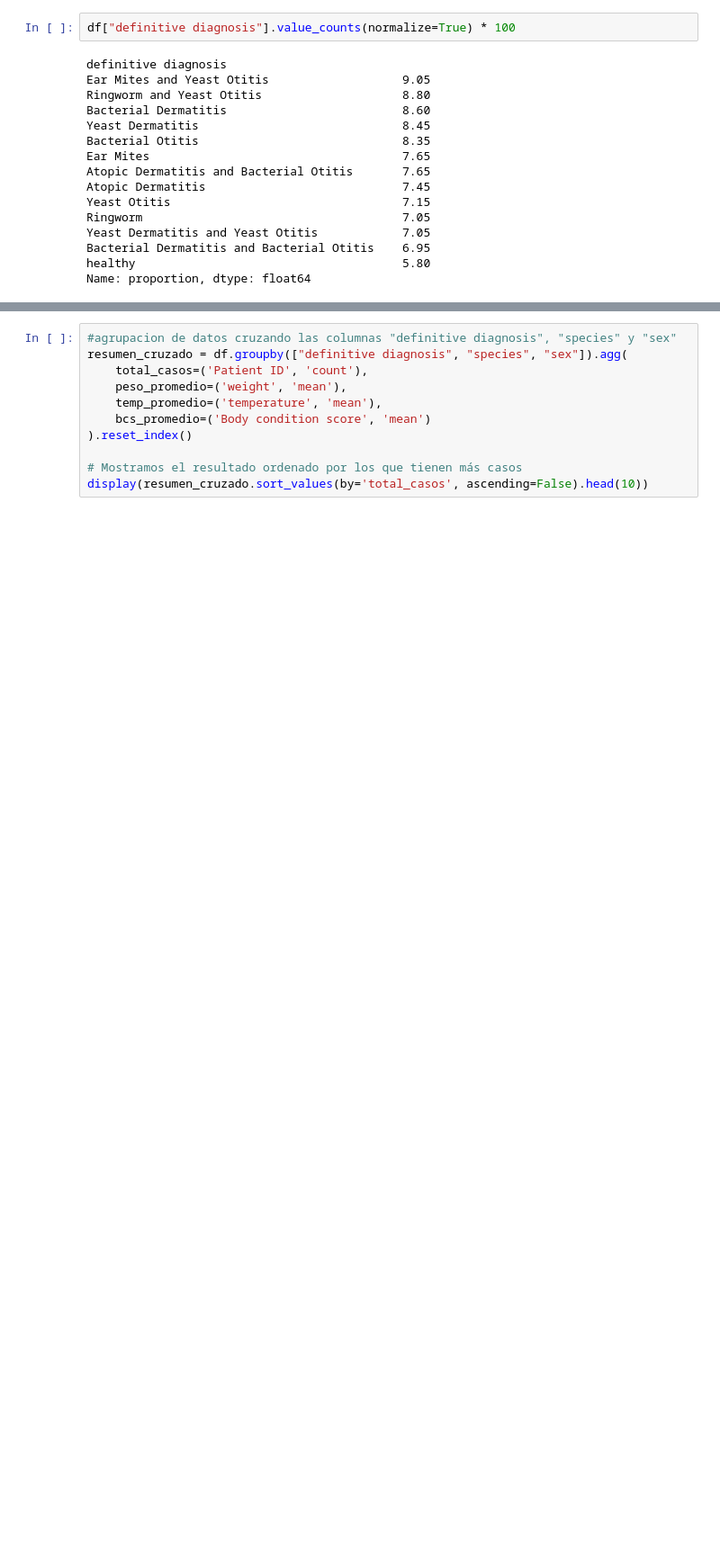
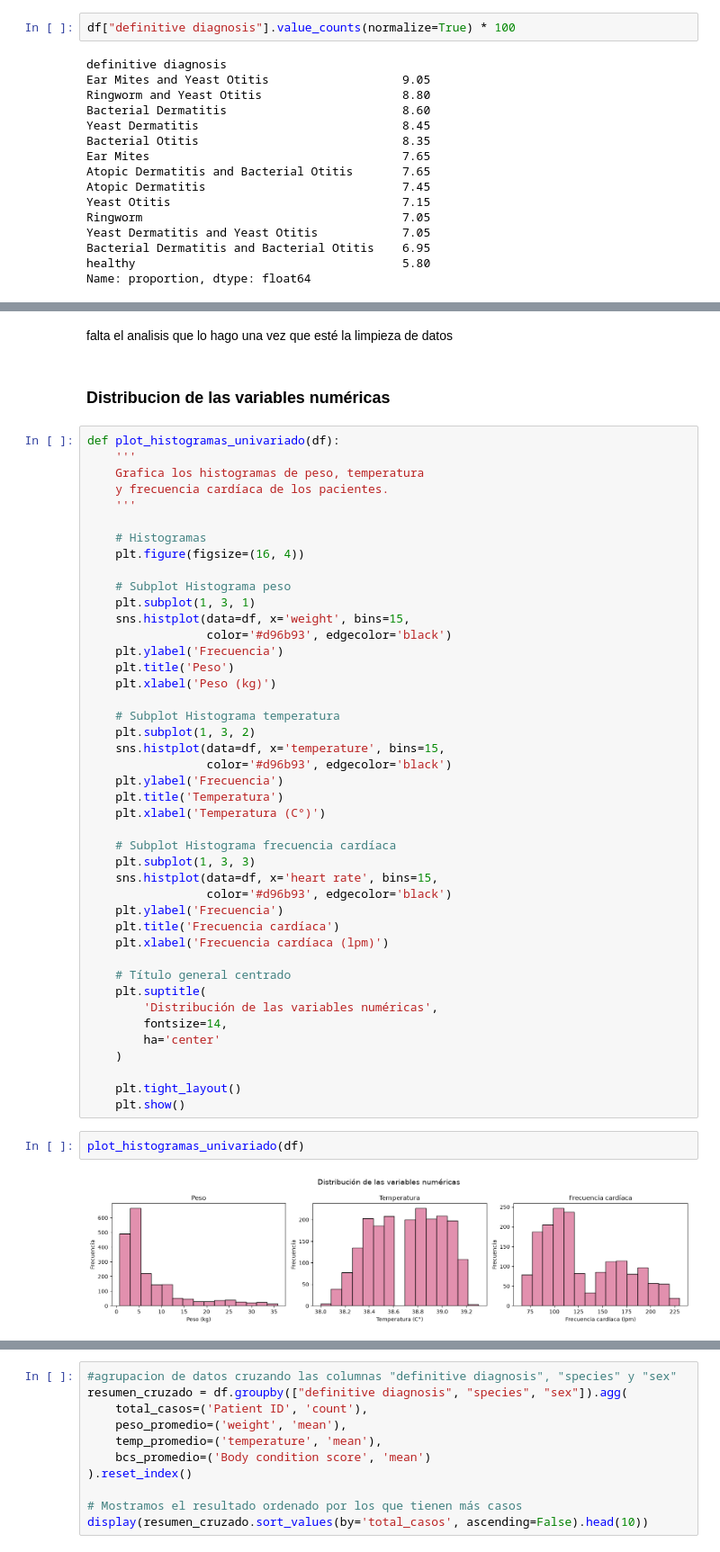
Before and after one commit to juanacebreiros2-ai/TP-PYTONH, a Jupyter notebook: pruebaDataset10.ipynb, the cells around one changed output, grey strips where cells are left out. Shown at 90% size. Drawn from its saved outputs; the diff is of its cells as text; blank space fills up the shorter version.

```diff
--- a/pruebaDataset10.ipynb
+++ b/pruebaDataset10.ipynb
@@ -168,0 +191,51 @@ En esta sección analizaremos los datos agrupados por especie y sexo, estudiarem
+# %% [markdown]
+falta el analisis que lo hago una vez que esté la limpieza de datos
+# %% [markdown]
+### Distribucion de las variables numéricas
+# %%
+def plot_histogramas_univariado(df):
+    '''
+    Grafica los histogramas de peso, temperatura
+    y frecuencia cardíaca de los pacientes.
+    '''
+
+    # Histogramas
+    plt.figure(figsize=(16, 4))
+
+    # Subplot Histograma peso
+    plt.subplot(1, 3, 1)
+    sns.histplot(data=df, x='weight', bins=15,
+                 color='#d96b93', edgecolor='black')
+    plt.ylabel('Frecuencia')
+    plt.title('Peso')
+    plt.xlabel('Peso (kg)')
+
+    # Subplot Histograma temperatura
+    plt.subplot(1, 3, 2)
+    sns.histplot(data=df, x='temperature', bins=15,
+                 color='#d96b93', edgecolor='black')
+    plt.ylabel('Frecuencia')
+    plt.title('Temperatura')
+    plt.xlabel('Temperatura (C°)')
+
+    # Subplot Histograma frecuencia cardíaca
+    plt.subplot(1, 3, 3)
+    sns.histplot(data=df, x='heart rate', bins=15,
+                 color='#d96b93', edgecolor='black')
+    plt.ylabel('Frecuencia')
+    plt.title('Frecuencia cardíaca')
+    plt.xlabel('Frecuencia cardíaca (lpm)')
+
+    # Título general centrado
+    plt.suptitle(
+        'Distribución de las variables numéricas',
+        fontsize=14,
+        ha='center'
+    )
+
+    plt.tight_layout()
+    plt.show()
+# %%
+plot_histogramas_univariado(df)
+# %% [output]
+[figure, added]
```
Also changed, not shown: parts of 30 cells of this notebook.
